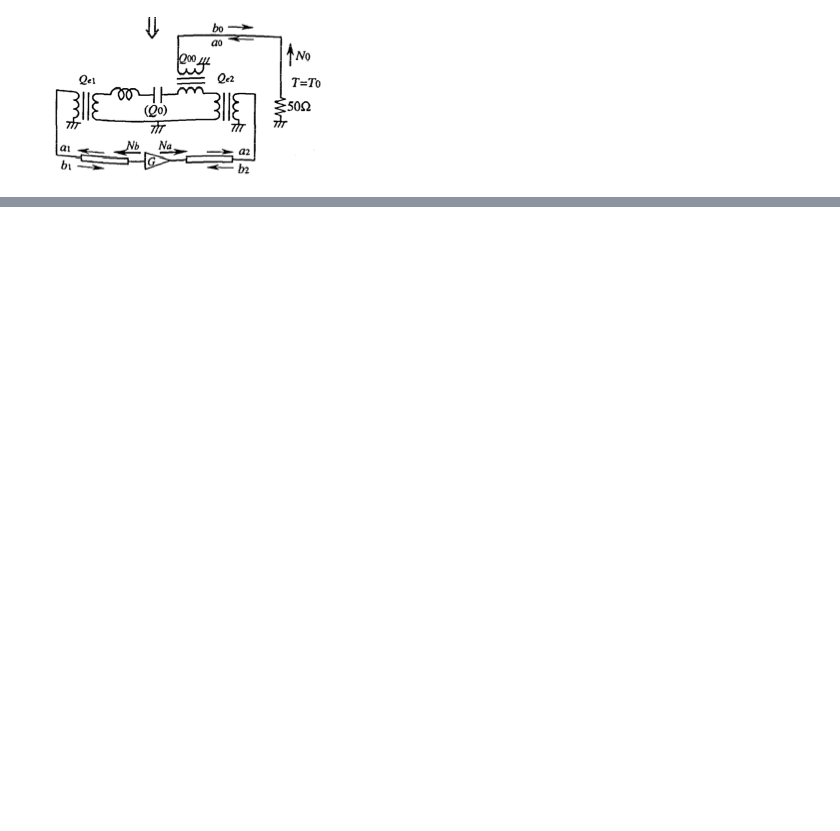
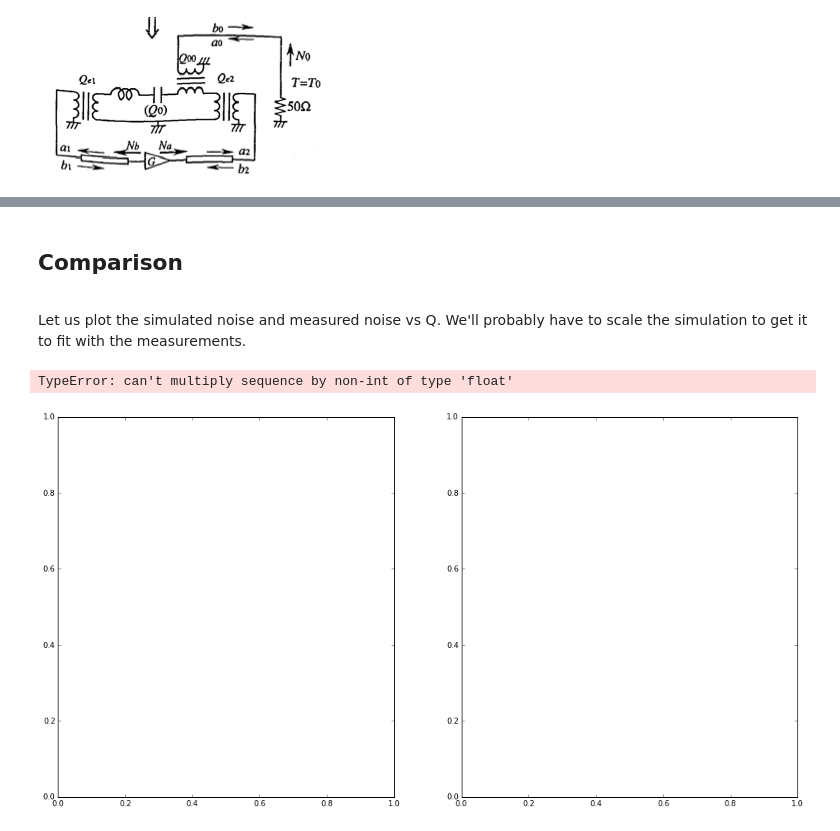
Before and after one commit to atmalagon/activeresonator, a Jupyter notebook: ipython_notebooks/Active_Resonator_Calculations.ipynb, the cells around one changed output, grey strips where cells are left out. Drawn from its saved outputs; the diff is of its cells as text; code cells hidden in the pictures; blank space fills up the shorter version.

```diff
--- a/ipython_notebooks/Active_Resonator_Calculations.ipynb
+++ b/ipython_notebooks/Active_Resonator_Calculations.ipynb
@@ -11,0 +255,16 @@ def output_noise_temp(noise_temp_forward, noise_temp_cavity, noise_temp_reverse,
+# %% [markdown]
+## Comparison
+<a id='comparison'></a>
+# %% [markdown]
+Let us plot the simulated noise and measured noise vs Q. We'll probably have to scale the simulation to get it to fit with the measurements.
+# %%
+fig, (ax1, ax2) = plt.subplots(nrows=1, ncols=2)
+fig.set_size_inches(17.5,9)
+scale = 1 / 1.e8
+ax1.plot(q_s, scale * powers_nodelay, 'ko', marker='$\circ$', label='simulation')
+ax1.plot(Q_6, Nl_6,'go', label='noise')
+ax1.legend()
+ax1.set_title('Noise vs Q, no delay')
+# %% [output]
+TypeError: can't multiply sequence by non-int of type 'float'
+[figure, added]
```
Also changed, not shown: parts of 13 cells of this notebook, 9 other files.
